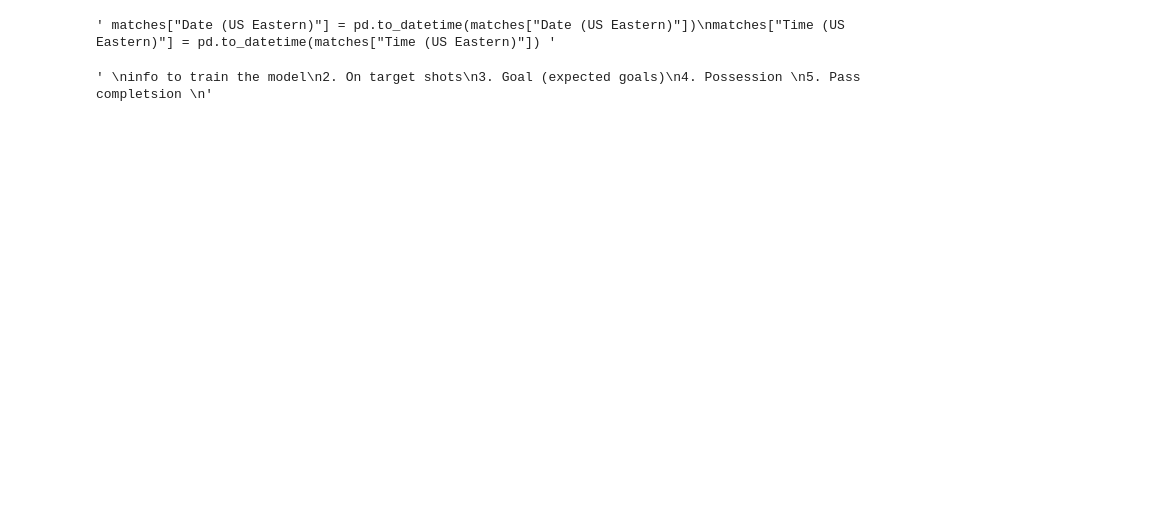
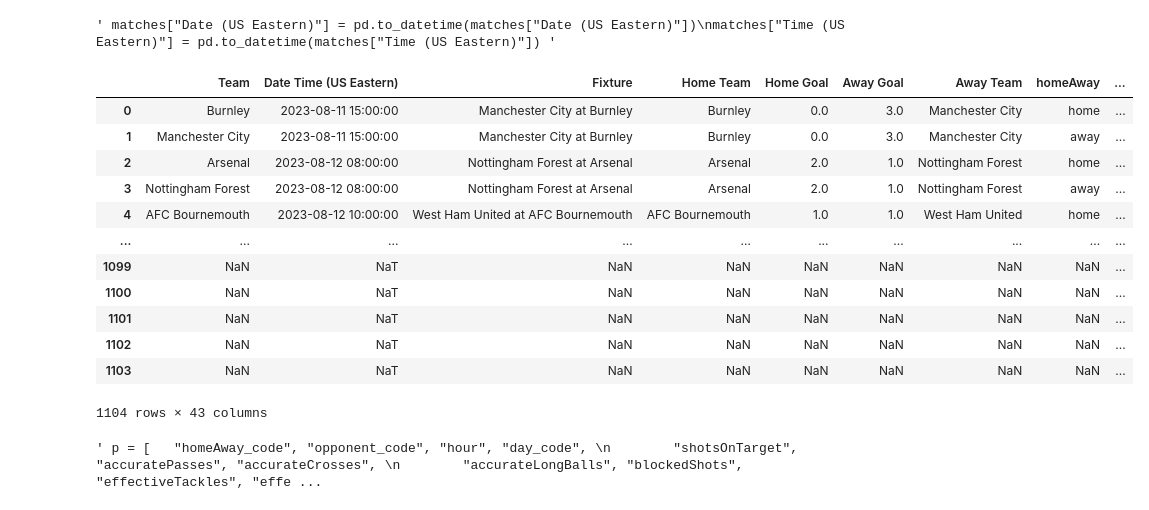
Before and after one commit to 23klhuynh/Soccer-Match-Prediction, a Jupyter notebook: index.ipynb, the cells around one changed output. Cells and saved outputs as stored; diff of their text form; code cells hidden in the pictures; blank space fills up the shorter version.

```diff
--- a/index.ipynb
+++ b/index.ipynb
@@ -16,26 +16,39 @@ matches["Time (US Eastern)"] = pd.to_datetime(matches["Time (US Eastern)"]) """
 # %%
 #advantages and disadvantages to consider when teams play against each other
 
 matches["homeAway_code"] = matches["homeAway"].astype("category").cat.codes
 
 matches["opponent_code"] = np.where(
     matches["Team"] == matches["Home Team"],
     matches["Away Team"].astype("category").cat.codes,
     matches["Home Team"].astype("category").cat.codes
 )
-
 matches["hour"] = matches["Date Time (US Eastern)"].dt.hour.astype("Int64")
 matches["day_code"] = matches["Date Time (US Eastern)"].dt.dayofweek
 matches["date"] = matches["Date Time (US Eastern)"].dt.date
+
 """
 info to train the model
 2. On target shots
 3. Goal (expected goals)
 4. Possession
 5. Pass completsion
 """
+matches
 # %% [output]
+|  | Team | Date Time (US Eastern) | Fixture | Home Team | Home Goal | Away Goal | Away Team | homeAway | ... |
+| 0 | Burnley | 2023-08-11 15:00:00 | Manchester City at Burnley | Burnley | 0.0 | 3.0 | Manchester City | home | ... |
+| 1 | Manchester City | 2023-08-11 15:00:00 | Manchester City at Burnley | Burnley | 0.0 | 3.0 | Manchester City | away | ... |
+| 2 | Arsenal | 2023-08-12 08:00:00 | Nottingham Forest at Arsenal | Arsenal | 2.0 | 1.0 | Nottingham Forest | home | ... |
+| 3 | Nottingham Forest | 2023-08-12 08:00:00 | Nottingham Forest at Arsenal | Arsenal | 2.0 | 1.0 | Nottingham Forest | away | ... |
+| 4 | AFC Bournemouth | 2023-08-12 10:00:00 | West Ham United at AFC Bournemouth | AFC Bournemouth | 1.0 | 1.0 | West Ham United | home | ... |
+| ... | ... | ... | ... | ... | ... | ... | ... | ... | ... |
+| 1099 | NaN | NaT | NaN | NaN | NaN | NaN | NaN | NaN | ... |
+| 1100 | NaN | NaT | NaN | NaN | NaN | NaN | NaN | NaN | ... |
+| 1101 | NaN | NaT | NaN | NaN | NaN | NaN | NaN | NaN | ... |
+| 1102 | NaN | NaT | NaN | NaN | NaN | NaN | NaN | NaN | ... |
+| 1103 | NaN | NaT | NaN | NaN | NaN | NaN | NaN | NaN | ... |
-' \ninfo to train the model\n2. On target shots\n3. Goal (expected goals)\n4. Possession \n5. Pass completsion \n'
+1104 rows × 43 columns
 # %%
 #determine the match result
 matches["target"] = np.where(
@@ -57,5 +70,11 @@ rf = RandomForestClassifier(n_estimators=50, min_samples_split=10, random_state=
 # %%
 predictors = ["homeAway_code", "opponent_code", "hour", "day_code"]
+""" p = [   "homeAway_code", "opponent_code", "hour", "day_code",
+        "shotsOnTarget", "accuratePasses", "accurateCrosses",
+        "accurateLongBalls", "blockedShots", "effectiveTackles", "effectiveClearance"
+    ] """
+# %% [output]
+' p = [   "homeAway_code", "opponent_code", "hour", "day_code", \n        "shotsOnTarget", "accuratePasses", "accurateCrosses", \n        "accurateLongBalls", "blockedShots", "effectiveTackles", "effe ...
 # %%
 train = matches[matches["Date Time (US Eastern)"] <= '2024-01-01']
 # %%
```
Also changed, not shown: parts of 14 cells of this notebook, 2 other files.
